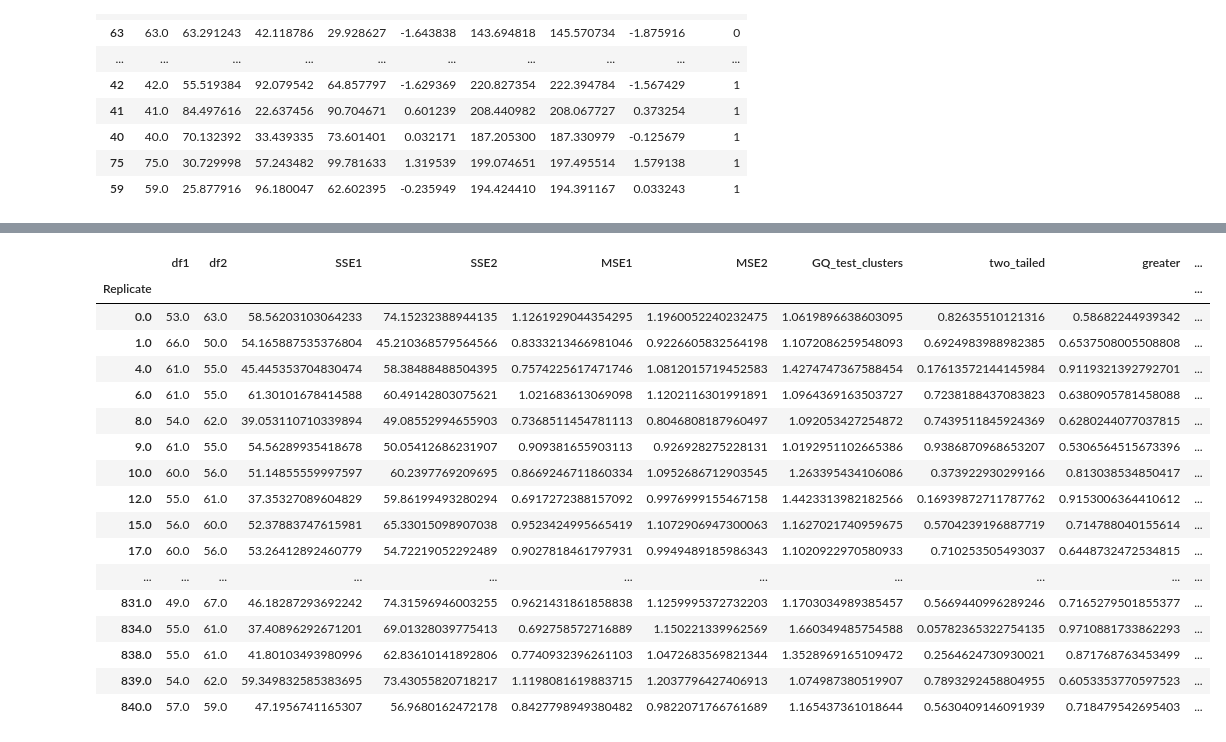
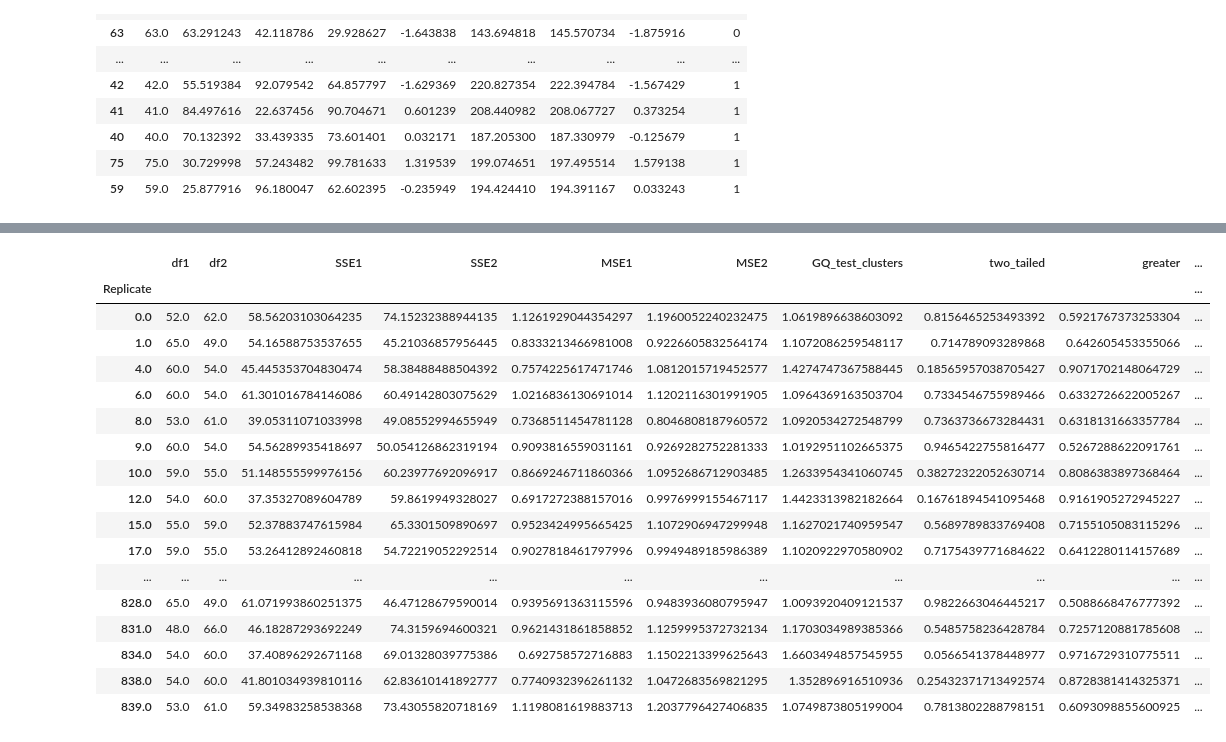
Before and after one commit to iam-fern/Generate_multiplication, a Jupyter notebook: GQtest_cluster_data_multi_delta_(0)_n120_01.ipynb, the cells around one changed output, grey strips where cells are left out. Cells and saved outputs as stored; diff of their text form; code cells hidden in the pictures.

```diff
--- a/GQtest_cluster_data_multi_delta_(0)_n120_01.ipynb
+++ b/GQtest_cluster_data_multi_delta_(0)_n120_01.ipynb
@@ -256,7 +289,6 @@ def get_result(run_replicate):
     new_table.reset_index(inplace=True)
 
     new_table.drop(['index'], axis=1, inplace=True)
-
 
     # แบ่งข้อมูลออกเป็น 2 กลุ่มด้วย k-mean
 
@@ -275,11 +307,10 @@ def get_result(run_replicate):
 
     # เชื่อมข้อมูลทั้ง 2 DataFrame เข้าด้วยกันด้วยคำสั่ง pd.concat
     data_clusters = pd.concat([new_table, kmean_clusters], axis=1)
-    data_sort_clusters = data_clusters.sort_values('clusters')
-    data_sort_clusters.reset_index(inplace=True)
+    #data_clusters.reset_index(inplace=True)
 
     # กลุ่มที่ 1
-    data_cluster0 = data_sort_clusters[data_sort_clusters.clusters == 0]
+    data_cluster0 = data_clusters[data_clusters.clusters == 0]
 
     y = data_cluster0[['Y']]
     x = data_cluster0[['x1', 'x2', 'x3']]
@@ -291,7 +322,7 @@ def get_result(run_replicate):
     MSE1 = SSE1/DF1
 
     # กลุ่มที่ 2
-    data_cluster1 = data_sort_clusters[data_sort_clusters.clusters == 1]
+    data_cluster1 = data_clusters[data_clusters.clusters == 1]
 
     y = data_cluster1[['Y']]
     x = data_cluster1[['x1', 'x2', 'x3']]
@@ -305,14 +336,14 @@ def get_result(run_replicate):
     # คำนวณค่าสถิติ
     GQ_test_clusters = (SSE2/DF2) / (SSE1/DF1)
 
-    df2 = DF2 + 1
-    df1 = DF1 + 1
+    df2 = DF2
+    df1 = DF1
 
     # คำนวณค่า p-value
     # pdf(x, dfn, dfd, loc=0, scale=1) : Probability density function
-    two_tailed = 2.0*(1.0-(ss.f.cdf(GQ_test_clusters, df2, df1)))
-    p_greater = ss.f.cdf(GQ_test_clusters, df2, df1)
-    p_less = 1.0-ss.f.cdf(GQ_test_clusters, df2, df1)
+    two_tailed = 2.0*(1.0-(ss.f.cdf(GQ_test_clusters, df1, df2)))
+    p_greater = ss.f.cdf(GQ_test_clusters, df1, df2)
+    p_less = 1.0-ss.f.cdf(GQ_test_clusters, df1, df2)
 
     return df1, df2, SSE1, SSE2, MSE1, MSE2, GQ_test_clusters, two_tailed, p_greater, p_less
 
@@ -349,38 +380,38 @@ for run_replicate in list_replicate:
     list_p_less.append(p_less)
 # %%
 # สร้างตารางผลลัพธ์
-alpha = 0.05
+alpha = 0.01
 pd.set_option('display.max_rows', 1000)
 pd.set_option('display.max_columns', 1000)
 pd.set_option('display.width', 1000)
 result=pd.DataFrame({"Replicate":list_replicate, "df1":list_df1, "df2":list_df2, "SSE1":list_SSE1,
                      "SSE2":list_SSE2, "MSE1":list_MSE1, "MSE2":list_MSE2,
                      "GQ_test_clusters":list_GQ_test_clusters, "two_tailed":list_two_tailed, "greater":list_p_greater, "less":list_p_less})
 result.set_index(['Replicate'], inplace=True)
 result=result[(result["two_tailed"]<=1) & (result["greater"]<=1) & (result["less"]<=1)]
-result["Result_test"]=result["two_tailed"].apply(lambda p_value: 'Reject005=0 : Heteroscedasticity'
-                                                 if p_value < alpha else 'Reject005=1 : Homoscedasticity')
+result["Result_test"]=result["two_tailed"].apply(lambda p_value: 'Reject001=0 : Heteroscedasticity'
+                                                 if p_value < alpha else 'Reject001=1 : Homoscedasticity')
 #two_tailed_new_show=two_tailed_new.drop(columns="greater")
 
 result.astype(str)
 # %% [output]
 |  | df1 | df2 | SSE1 | SSE2 | MSE1 | MSE2 | GQ_test_clusters | two_tailed | greater | ... |
 | Replicate |  |  |  |  |  |  |  |  |  | ... |
-| 0.0 | 53.0 | 63.0 | 58.56203103064233 | 74.15232388944135 | 1.1261929044354295 | 1.1960052240232475 | 1.0619896638603095 | 0.82635510121316 | 0.58682244939342 | ... |
-| 1.0 | 66.0 | 50.0 | 54.165887535376804 | 45.210368579564566 | 0.8333213466981046 | 0.9226605832564198 | 1.1072086259548093 | 0.6924983988982385 | 0.6537508005508808 | ... |
-| 4.0 | 61.0 | 55.0 | 45.445353704830474 | 58.38488488504395 | 0.7574225617471746 | 1.0812015719452583 | 1.4274747367588454 | 0.17613572144145984 | 0.9119321392792701 | ... |
-| 6.0 | 61.0 | 55.0 | 61.30101678414588 | 60.49142803075621 | 1.021683613069098 | 1.1202116301991891 | 1.0964369163503727 | 0.7238188437083823 | 0.6380905781458088 | ... |
-| 8.0 | 54.0 | 62.0 | 39.053110710339894 | 49.08552994655903 | 0.7368511454781113 | 0.8046808187960497 | 1.092053427254872 | 0.7439511845924369 | 0.6280244077037815 | ... |
-| 9.0 | 61.0 | 55.0 | 54.56289935418678 | 50.05412686231907 | 0.909381655903113 | 0.926928275228131 | 1.0192951102665386 | 0.9386870968653207 | 0.5306564515673396 | ... |
-| 10.0 | 60.0 | 56.0 | 51.14855559997597 | 60.2397769209695 | 0.8669246711860334 | 1.0952686712903545 | 1.263395434106086 | 0.373922930299166 | 0.813038534850417 | ... |
-| 12.0 | 55.0 | 61.0 | 37.35327089604829 | 59.86199493280294 | 0.6917272388157092 | 0.9976999155467158 | 1.4423313982182566 | 0.16939872711787762 | 0.9153006364410612 | ... |
-| 15.0 | 56.0 | 60.0 | 52.37883747615981 | 65.33015098907038 | 0.9523424995665419 | 1.1072906947300063 | 1.1627021740959675 | 0.5704239196887719 | 0.714788040155614 | ... |
-| 17.0 | 60.0 | 56.0 | 53.26412892460779 | 54.72219052292489 | 0.9027818461797931 | 0.9949489185986343 | 1.1020922970580933 | 0.710253505493037 | 0.6448732472534815 | ... |
+| 0.0 | 52.0 | 62.0 | 58.56203103064235 | 74.15232388944135 | 1.1261929044354297 | 1.1960052240232475 | 1.0619896638603092 | 0.8156465253493392 | 0.5921767373253304 | ... |
+| 1.0 | 65.0 | 49.0 | 54.16588753537655 | 45.21036857956445 | 0.8333213466981008 | 0.9226605832564174 | 1.1072086259548117 | 0.714789093289868 | 0.642605453355066 | ... |
+| 4.0 | 60.0 | 54.0 | 45.445353704830474 | 58.38488488504392 | 0.7574225617471746 | 1.0812015719452577 | 1.4274747367588445 | 0.18565957038705427 | 0.9071702148064729 | ... |
+| 6.0 | 60.0 | 54.0 | 61.301016784146086 | 60.49142803075629 | 1.0216836130691014 | 1.1202116301991905 | 1.0964369163503704 | 0.7334546755989466 | 0.6332726622005267 | ... |
+| 8.0 | 53.0 | 61.0 | 39.05311071033998 | 49.08552994655949 | 0.7368511454781128 | 0.8046808187960572 | 1.0920534272548799 | 0.7363736673284431 | 0.6318131663357784 | ... |
+| 9.0 | 60.0 | 54.0 | 54.56289935418697 | 50.054126862319194 | 0.9093816559031161 | 0.9269282752281333 | 1.0192951102665375 | 0.9465422755816477 | 0.5267288622091761 | ... |
+| 10.0 | 59.0 | 55.0 | 51.148555599976156 | 60.23977692096917 | 0.8669246711860366 | 1.0952686712903485 | 1.2633954341060745 | 0.38272322052630714 | 0.8086383897368464 | ... |
+| 12.0 | 54.0 | 60.0 | 37.35327089604789 | 59.8619949328027 | 0.6917272388157016 | 0.9976999155467117 | 1.4423313982182664 | 0.16761894541095468 | 0.9161905272945227 | ... |
+| 15.0 | 55.0 | 59.0 | 52.37883747615984 | 65.3301509890697 | 0.9523424995665425 | 1.1072906947299948 | 1.1627021740959547 | 0.5689789833769408 | 0.7155105083115296 | ... |
+| 17.0 | 59.0 | 55.0 | 53.26412892460818 | 54.72219052292514 | 0.9027818461797996 | 0.9949489185986389 | 1.1020922970580902 | 0.7175439771684622 | 0.6412280114157689 | ... |
 | ... | ... | ... | ... | ... | ... | ... | ... | ... | ... | ... |
-| 831.0 | 49.0 | 67.0 | 46.18287293692242 | 74.31596946003255 | 0.9621431861858838 | 1.1259995372732203 | 1.1703034989385457 | 0.5669440996289246 | 0.7165279501855377 | ... |
-| 834.0 | 55.0 | 61.0 | 37.40896292671201 | 69.01328039775413 | 0.692758572716889 | 1.150221339962569 | 1.660349485754588 | 0.05782365322754135 | 0.9710881733862293 | ... |
-| 838.0 | 55.0 | 61.0 | 41.80103493980996 | 62.83610141892806 | 0.7740932396261103 | 1.0472683569821344 | 1.3528969165109472 | 0.2564624730930021 | 0.871768763453499 | ... |
-| 839.0 | 54.0 | 62.0 | 59.349832585383695 | 73.43055820718217 | 1.1198081619883715 | 1.2037796427406913 | 1.074987380519907 | 0.7893292458804955 | 0.6053353770597523 | ... |
-| 840.0 | 57.0 | 59.0 | 47.1956741165307 | 56.9680162472178 | 0.8427798949380482 | 0.9822071766761689 | 1.165437361018644 | 0.5630409146091939 | 0.718479542695403 | ... |
+| 828.0 | 65.0 | 49.0 | 61.071993860251375 | 46.47128679590014 | 0.9395691363115596 | 0.9483936080795947 | 1.0093920409121537 | 0.9822663046445217 | 0.5088668476777392 | ... |
+| 831.0 | 48.0 | 66.0 | 46.18287293692249 | 74.3159694600321 | 0.9621431861858852 | 1.1259995372732134 | 1.1703034989385366 | 0.5485758236428784 | 0.7257120881785608 | ... |
+| 834.0 | 54.0 | 60.0 | 37.40896292671168 | 69.01328039775386 | 0.692758572716883 | 1.1502213399625643 | 1.6603494857545955 | 0.0566541378448977 | 0.9716729310775511 | ... |
+| 838.0 | 54.0 | 60.0 | 41.801034939810116 | 62.83610141892777 | 0.7740932396261132 | 1.0472683569821295 | 1.352896916510936 | 0.25432371713492574 | 0.8728381414325371 | ... |
+| 839.0 | 53.0 | 61.0 | 59.34983258538368 | 73.43055820718169 | 1.1198081619883713 | 1.2037796427406835 | 1.0749873805199004 | 0.7813802288798151 | 0.6093098855600925 | ... |
 # %%
 # สร้างตารางผลลัพธ์
```
Also changed, not shown: parts of 4 cells of this notebook.
